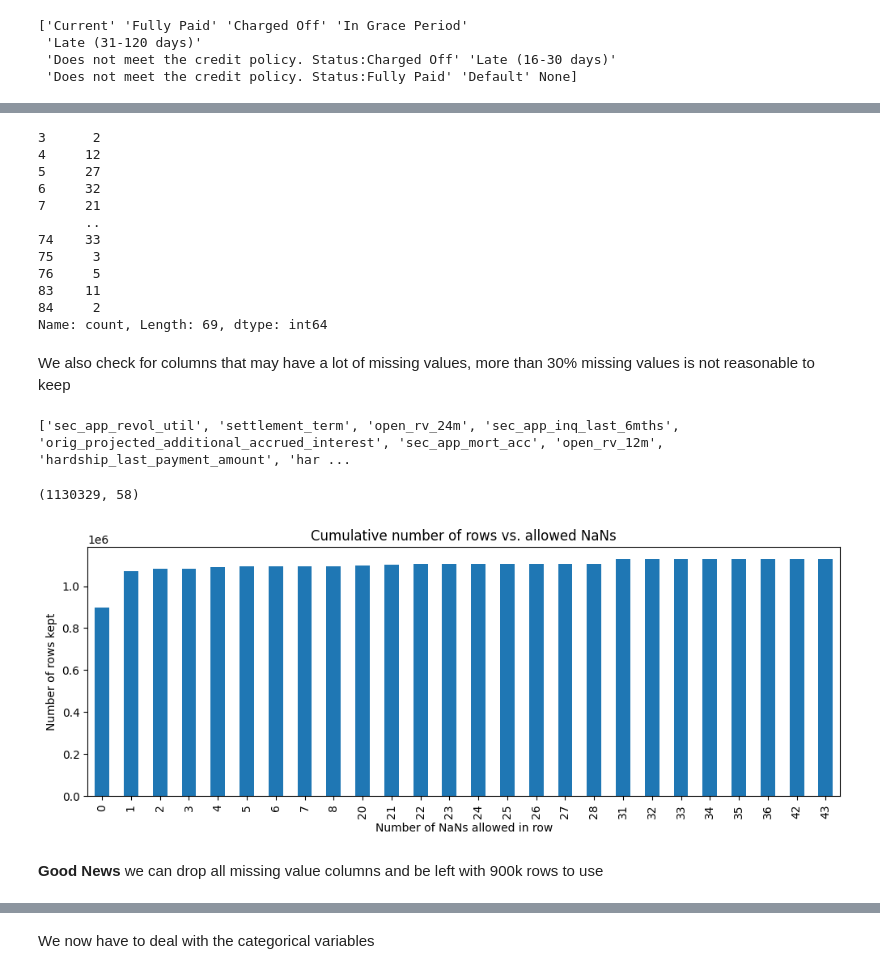
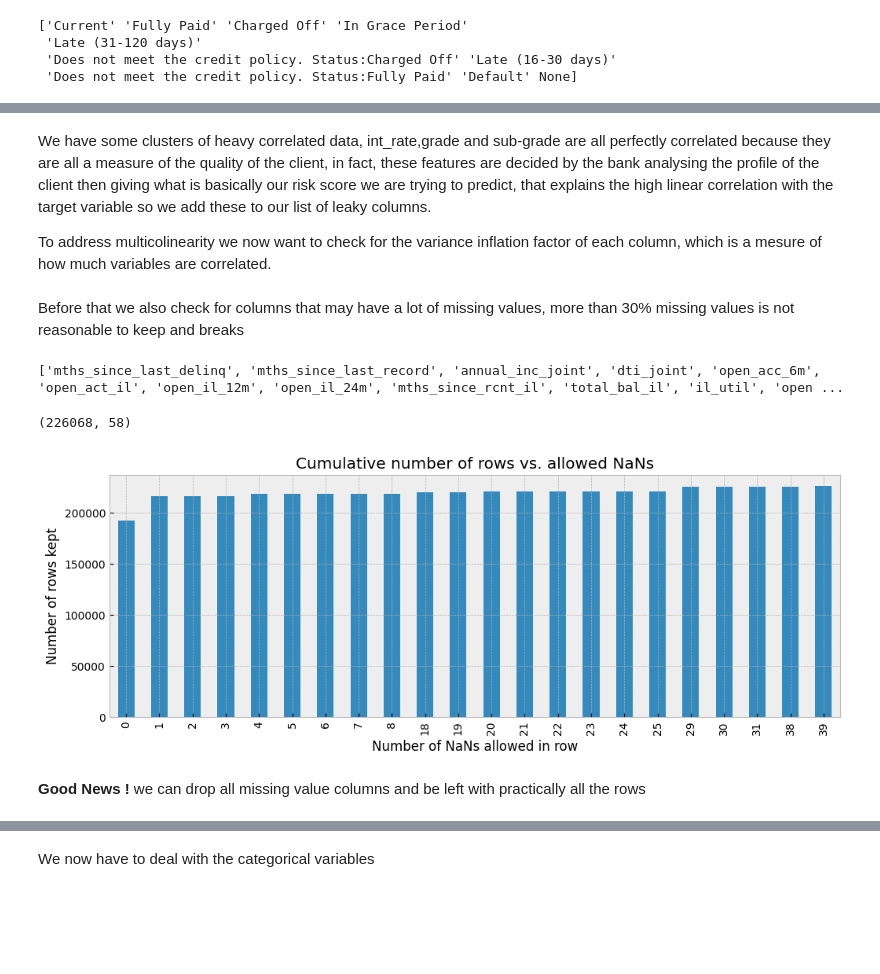
Before and after one commit to Juba-Amr/loan-default-prediction, a Jupyter notebook: notebooks/data_exploration.ipynb, the cells around one changed output, grey strips where cells are left out. Cells and saved outputs as stored; diff of their text form; code cells hidden in the pictures; blank space fills up the shorter version.

Commit message:
reworked the preproessing from scratch, new notebook, new feature analysis

```diff
--- a/notebooks/data_exploration.ipynb
+++ b/notebooks/data_exploration.ipynb
@@ -110,0 +137,37 @@ def correlation_matrix(data):
+# %%
+from sklearn.preprocessing import LabelEncoder
+
+cat_cols = [col for col in data.columns if data[col].dtype == 'object']
+num_cols = [col for col in data.columns if col not in cat_cols]
+
+data_encoded = data.copy()
+le = LabelEncoder()
+
+for col in cat_cols:
+    data_encoded[col] = le.fit_transform(data[col])
+
+x = [col for col in data_encoded.columns if (col != 'risk_score')]
+y = [data_encoded[col].corr(data_encoded['risk_score']) for col in x]
+
+abs_y = np.abs(y)
+colors = plt.cm.RdYlBu_r(y)
+
+plt.figure(figsize=(12,8))
+
+plt.bar(x=x, height=y, color=colors)
+"""
+plt.hlines(
+    y=0,
+    xmin=0,
+    xmax=123,
+    colors='black',
+    linestyles='-'
+)
+"""
+plt.ylabel('Correlation with target variable')
+plt.xlabel('Features')
+plt.xticks(rotation=90)
+plt.title('Correlation between features and target variable')
+
+plt.tight_layout()
+plt.show()
@@ -156,40 +204,27 @@ Perfect ! we rules out the correlated data and are left with 99 numerical column
-# %%
-#we now look for missing values
-row_nan_counts = numeric_data.isna().sum(axis=1)
-print(row_nan_counts.value_counts().sort_index())
-# %% [output]
-3      2
-4     12
-5     27
-6     32
-7     21
-      ..
-74    33
-75     3
-76     5
-83    11
-84     2
-Name: count, Length: 69, dtype: int64
+# %% [markdown]
+We have some clusters of heavy correlated data, int_rate,grade and sub-grade are all perfectly correlated because they are all a measure of the quality of the client, in fact, these features are decided by the bank analysing the profile of the client then giving what is basically our risk score we are trying to predict, that explains the high linear correlation with the target variable so we add these to our list of leaky columns.
+
+To address multicolinearity we now want to check for the variance inflation factor of each column, which is a mesure of how much variables are correlated.
 # %% [markdown]
-We also check for columns that may have a lot of missing values, more than 30% missing values is not reasonable to keep
+Before that we also check for columns that may have a lot of missing values, more than 30% missing values is not reasonable to keep and breaks
 # %%
-cols_over_30pct_nan = numeric_data.columns[numeric_data.isna().mean() > 0.3].tolist()
+cols_over_30pct_nan = data_encoded.columns[data_encoded.isna().mean() > 0.3].tolist()
 print(cols_over_30pct_nan)
 #we directly drop them, too shallow for any realistic use
-numeric_data = numeric_data.drop(labels=cols_over_30pct_nan, axis=1)
-numeric_data.shape
+data_encoded = data_encoded.drop(labels=cols_over_30pct_nan, axis=1)
+data_encoded.shape
 # %% [output]
-['sec_app_revol_util', 'settlement_term', 'open_rv_24m', 'sec_app_inq_last_6mths', 'orig_projected_additional_accrued_interest', 'sec_app_mort_acc', 'open_rv_12m', 'hardship_last_payment_amount', 'har ...
+['mths_since_last_delinq', 'mths_since_last_record', 'annual_inc_joint', 'dti_joint', 'open_acc_6m', 'open_act_il', 'open_il_12m', 'open_il_24m', 'mths_since_rcnt_il', 'total_bal_il', 'il_util', 'open ...
-(1130329, 58)
+(226068, 58)
 # %%
 #we do a plot to decide from where to limit the number of nans in the rows
-row_nan_counts = numeric_data.isna().sum(axis=1)
+row_nan_counts = data_encoded.isna().sum(axis=1)
 row_nan_counts.value_counts().sort_index().cumsum().plot(kind='bar', figsize=(12,4))
 plt.title('Cumulative number of rows vs. allowed NaNs')
 plt.xlabel('Number of NaNs allowed in row')
 plt.ylabel('Number of rows kept')
 plt.show()
 # %% [output]
-[figure, old version]
+[figure, new version]
 # %% [markdown]
-**Good News** we can drop all missing value columns and be left with 900k rows to use
+**Good News !** we can drop all missing value columns and be left with practically all the rows
```
Also changed, not shown: parts of 52 cells of this notebook, 7 other files.
